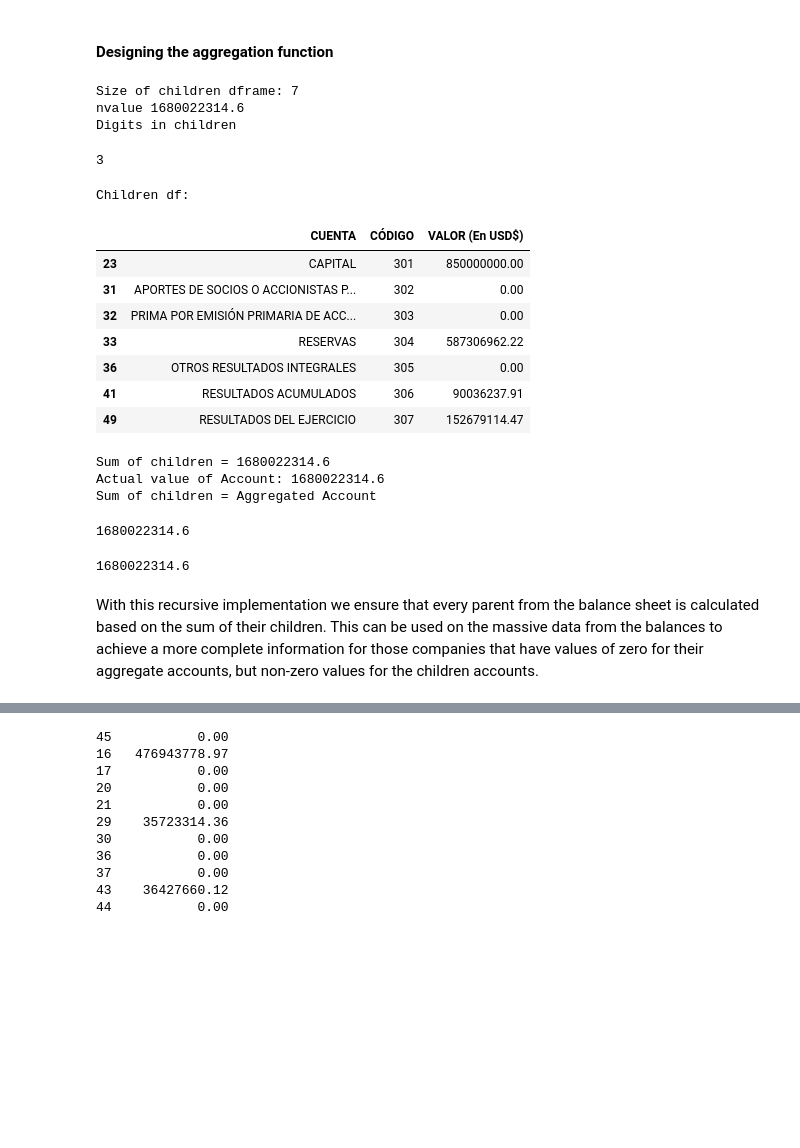
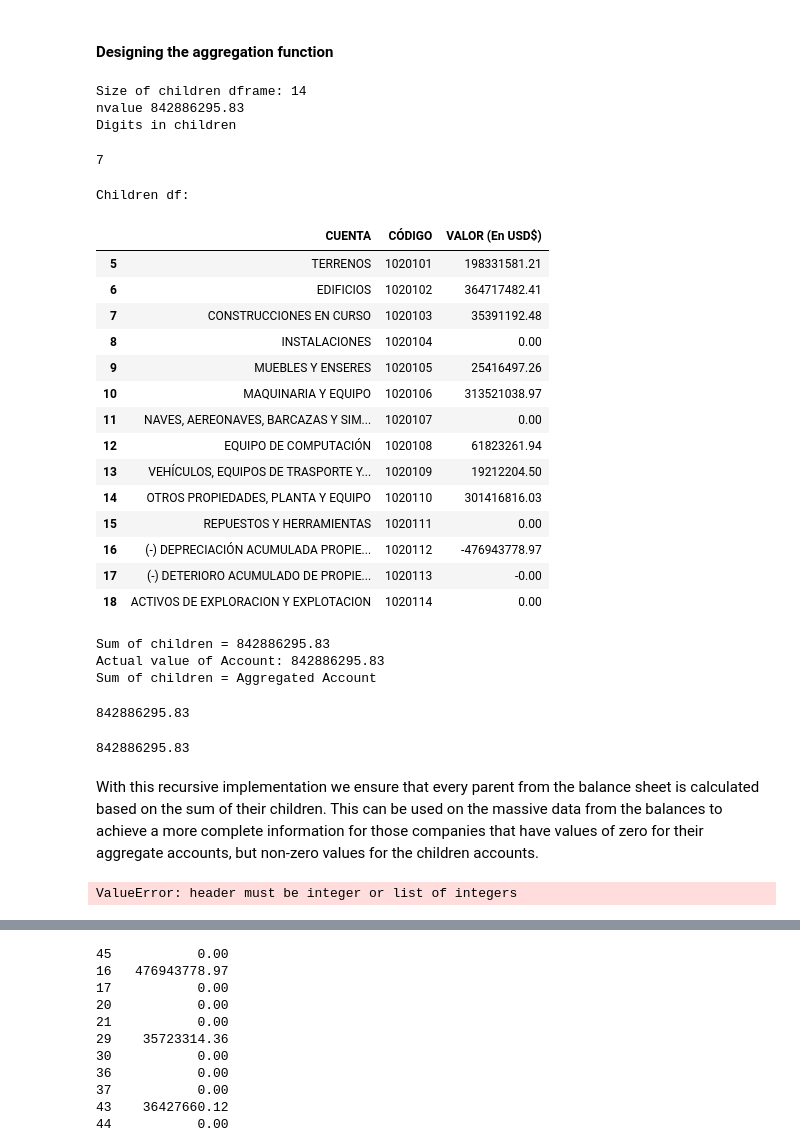
Before and after one commit to EdwinDuranH/FinancialViz, a Jupyter notebook: Generalizer.ipynb, the cells around one changed output, grey strips where cells are left out. Drawn from its saved outputs; the diff is of its cells as text; code cells hidden in the pictures; blank space fills up the shorter version.

```diff
--- a/Generalizer.ipynb
+++ b/Generalizer.ipynb
@@ -125,48 +125,55 @@ fav[fav["CUENTA"].str.contains("\(-\)")]
 # %%
 #Function that checks if the sum of immediate children is equal to the value of the aggregate account
 def checkSum(df,acct):
     df1 = df.copy(deep = True)
     acct = str(acct)
     #Children dframe
     a = df[(df["CÓDIGO"].str.startswith(acct)) & (df["CÓDIGO"].str.len() == len(acct)+2)]
     #Keep track of the number of children available for the account
     print(f"Size of children dframe: {len(a)}")
 
     o_value = round(df[(df["CÓDIGO"].str.startswith(acct)) & (df["CÓDIGO"].str.len() == len(acct))]["VALOR (En USD$)"].values[0],2)
     n_value = round(a["VALOR (En USD$)"].sum(),2)
     print(f"nvalue {n_value}")
     print("Digits in children")
     display(len(a["CÓDIGO"].tolist()[0]))
     print("Children df:")
     display(a)
     print(f"""Sum of children = {n_value}""")
     print(f"""Actual value of Account: {o_value}""")
     if o_value == n_value:
         print("Sum of children = Aggregated Account")
     else:
         print("Sum of children != Aggregated Account")
     df1.loc[df1["CÓDIGO"] == acct, "VALOR (En USD$)"] = n_value
     stuff = df1[(df1["CÓDIGO"].str.startswith(acct)) & (df1["CÓDIGO"].str.len() == len(acct))]["VALOR (En USD$)"].values[0]
     display(round(stuff,2))
-checkSum(fav,3)
+checkSum(fav,10201)
 # %% [output]
-Size of children dframe: 7
-nvalue 1680022314.6
+Size of children dframe: 14
+nvalue 842886295.83
 Digits in children
-3
+7
 Children df:
 |  | CUENTA | CÓDIGO | VALOR (En USD$) |
-| 23 | CAPITAL | 301 | 850000000.00 |
-| 31 | APORTES DE SOCIOS O ACCIONISTAS P... | 302 | 0.00 |
-| 32 | PRIMA POR EMISIÓN PRIMARIA DE ACC... | 303 | 0.00 |
-| 33 | RESERVAS | 304 | 587306962.22 |
-| 36 | OTROS RESULTADOS INTEGRALES | 305 | 0.00 |
-| 41 | RESULTADOS ACUMULADOS | 306 | 90036237.91 |
-| 49 | RESULTADOS DEL EJERCICIO | 307 | 152679114.47 |
+| 5 | TERRENOS | 1020101 | 198331581.21 |
+| 6 | EDIFICIOS | 1020102 | 364717482.41 |
+| 7 | CONSTRUCCIONES EN CURSO | 1020103 | 35391192.48 |
+| 8 | INSTALACIONES | 1020104 | 0.00 |
+| 9 | MUEBLES Y ENSERES | 1020105 | 25416497.26 |
+| 10 | MAQUINARIA Y EQUIPO | 1020106 | 313521038.97 |
+| 11 | NAVES, AEREONAVES, BARCAZAS Y SIM... | 1020107 | 0.00 |
+| 12 | EQUIPO DE COMPUTACIÓN | 1020108 | 61823261.94 |
+| 13 | VEHÍCULOS, EQUIPOS DE TRASPORTE Y... | 1020109 | 19212204.50 |
+| 14 | OTROS PROPIEDADES, PLANTA Y EQUIPO | 1020110 | 301416816.03 |
+| 15 | REPUESTOS Y HERRAMIENTAS | 1020111 | 0.00 |
+| 16 | (-) DEPRECIACIÓN ACUMULADA PROPIE... | 1020112 | -476943778.97 |
+| 17 | (-) DETERIORO ACUMULADO DE PROPIE... | 1020113 | -0.00 |
+| 18 | ACTIVOS DE EXPLORACION Y EXPLOTACION | 1020114 | 0.00 |
-Sum of children = 1680022314.6
-Actual value of Account: 1680022314.6
+Sum of children = 842886295.83
+Actual value of Account: 842886295.83
 Sum of children = Aggregated Account
-1680022314.6
+842886295.83
 # %%
 #Function that recursively sums up the childrens of accounts to replace them with the value of the aggregated account
 
@@ -192,11 +199,16 @@ def sumup(df,acct):
         #Update the parent's value with the sum of children
         df.loc[df["CÓDIGO"] == acct,"VALOR (En USD$)"] = sum_children
         return round(sum_children,2)
-sumup(fav,3)
+sumup(fav,10201)
 # %% [output]
-1680022314.6
+842886295.83
 # %% [markdown]
 With this recursive implementation we ensure that every parent from the balance sheet is calculated based on the sum of their children. This can be used on the massive data from the balances to achieve a more complete information for those companies that have values of zero for their aggregate accounts, but non-zero values for the children accounts.
+# %%
+dic = pd.read_csv("Financials/catalogo_2022_1.txt",sep = "\t",encoding = "latin-1",header = None,)
+dic
+# %% [output]
+ValueError: header must be integer or list of integers
 # %%
 #Decompress 2022's financial statements
 with ZipFile("Financials/estadosFinancieros_2022.zip","r") as zip_ref:
```
Also changed, not shown: parts of 2 cells of this notebook.
